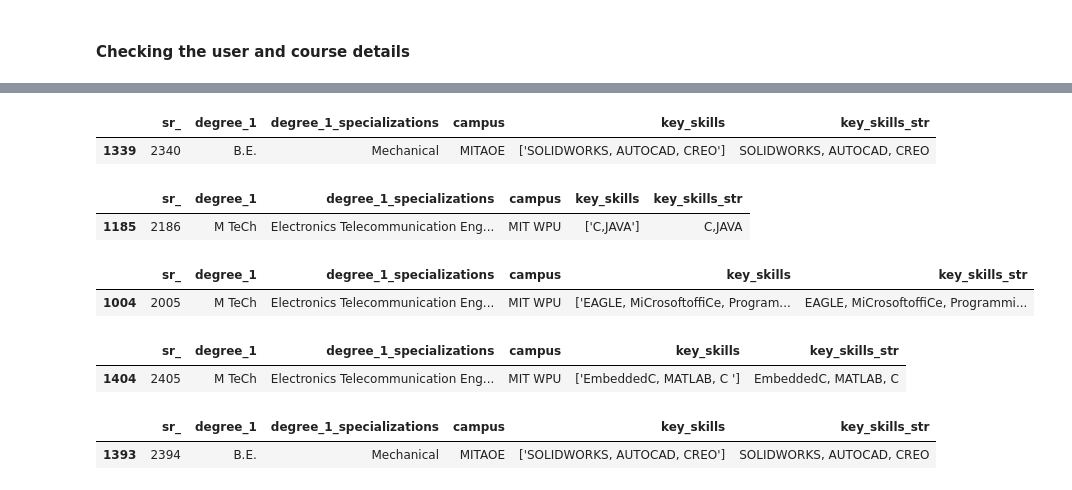
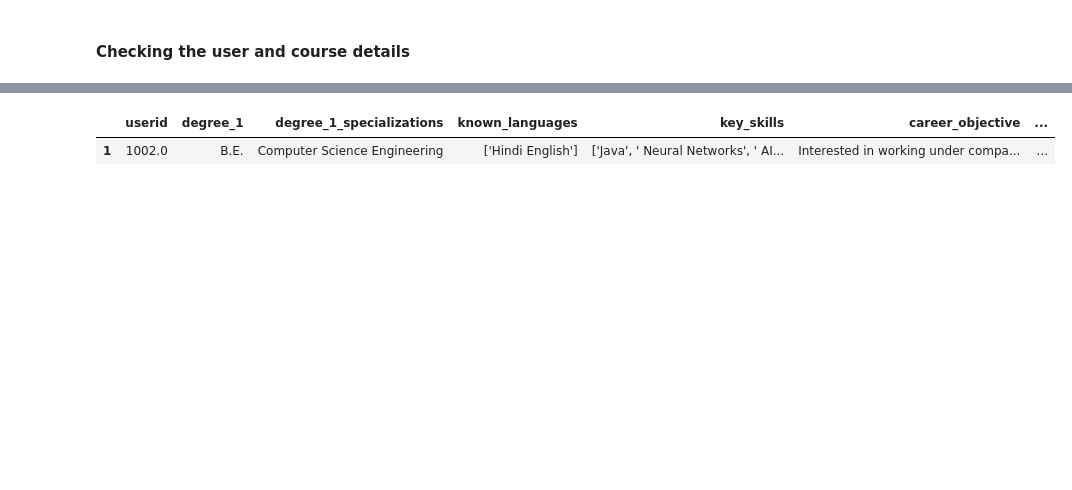
Before and after one commit to janiceXerri21/JaniceXerri_FYP_PCRS_VRLE_2024, a Jupyter notebook: Analysing_Collaborative_Filtering_Best_Technqiue.ipynb, the cells around one changed output, grey strips where cells are left out. Saved outputs shown, nothing was run; the diff lists cells and outputs as text; code cells hidden in the pictures; blank space fills up the shorter version.

```diff
--- a/Analysing_Collaborative_Filtering_Best_Technqiue.ipynb
+++ b/Analysing_Collaborative_Filtering_Best_Technqiue.ipynb
@@ -258,25 +217,6 @@ course_ds[course_ds["sr_"] == 2396]
-# %%
-course_ds[course_ds["sr_"] == 2340]
-# %% [output]
-|  | sr_ | degree_1 | degree_1_specializations | campus | key_skills | key_skills_str |
-| 1339 | 2340 | B.E. | Mechanical | MITAOE | ['SOLIDWORKS, AUTOCAD, CREO'] | SOLIDWORKS, AUTOCAD, CREO |
-# %%
-course_ds[course_ds["sr_"] == 2186]
-# %% [output]
-|  | sr_ | degree_1 | degree_1_specializations | campus | key_skills | key_skills_str |
-| 1185 | 2186 | M TeCh | Electronics Telecommunication Eng... | MIT WPU | ['C,JAVA'] | C,JAVA |
-# %%
-course_ds[course_ds["sr_"] == 2005]
-# %% [output]
-|  | sr_ | degree_1 | degree_1_specializations | campus | key_skills | key_skills_str |
-| 1004 | 2005 | M TeCh | Electronics Telecommunication Eng... | MIT WPU | ['EAGLE, MiCrosoftoffiCe, Program... | EAGLE, MiCrosoftoffiCe, Programmi... |
-# %%
-course_ds[course_ds["sr_"] == 2405]
-# %% [output]
-|  | sr_ | degree_1 | degree_1_specializations | campus | key_skills | key_skills_str |
-| 1404 | 2405 | M TeCh | Electronics Telecommunication Eng... | MIT WPU | ['EmbeddedC, MATLAB, C '] | EmbeddedC, MATLAB, C |
-# %%
-course_ds[course_ds["sr_"] == 2394]
-# %% [output]
-|  | sr_ | degree_1 | degree_1_specializations | campus | key_skills | key_skills_str |
-| 1393 | 2394 | B.E. | Mechanical | MITAOE | ['SOLIDWORKS, AUTOCAD, CREO'] | SOLIDWORKS, AUTOCAD, CREO |
+# %%
+testing_user_id_str = str(testing_user_id)+".0"
+user_ds[user_ds["userid"] == testing_user_id_str]
+# %% [output]
+|  | userid | degree_1 | degree_1_specializations | known_languages | key_skills | career_objective | ... |
+| 1 | 1002.0 | B.E. | Computer Science Engineering | ['Hindi English'] | ['Java', ' Neural Networks', ' AI... | Interested in working under compa... | ... |
```
Also changed, not shown: parts of 14 cells of this notebook, 1 other file.
